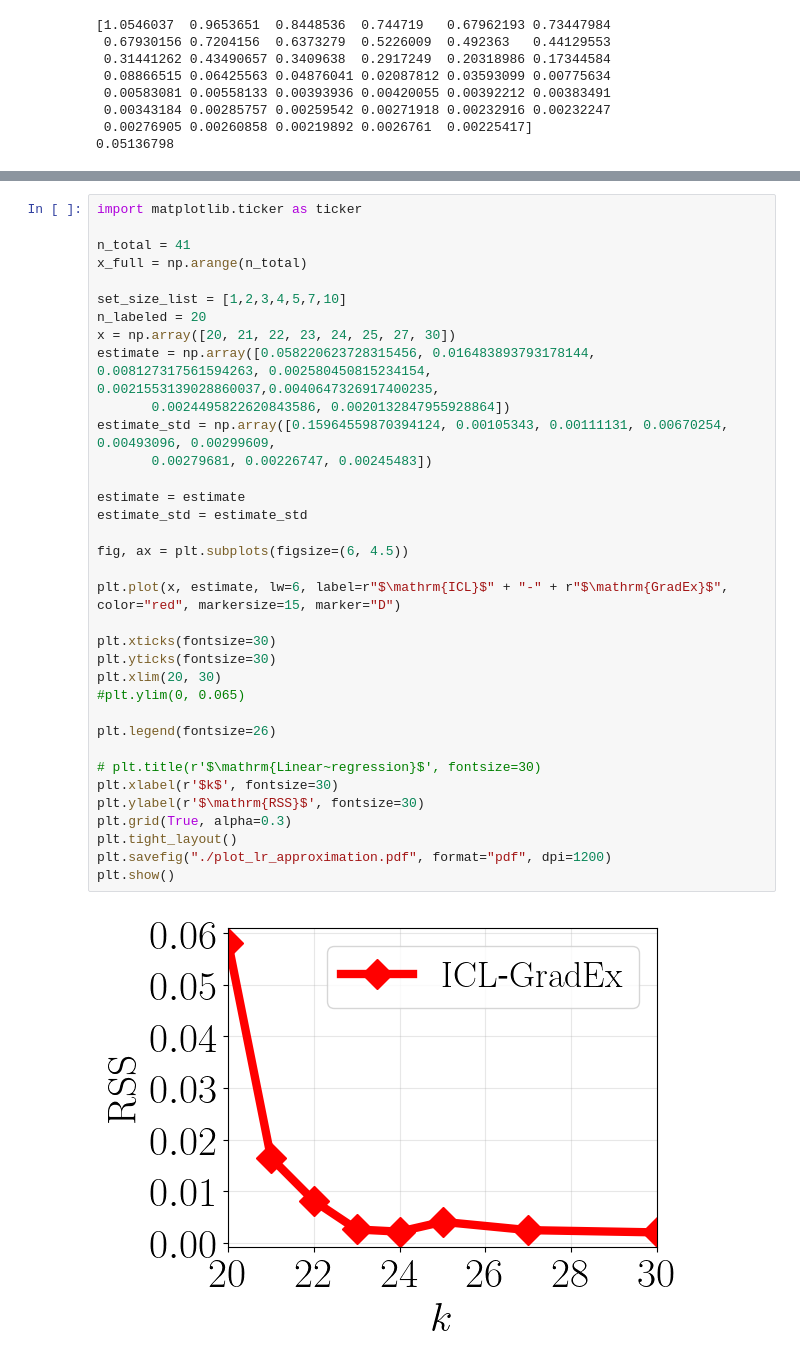
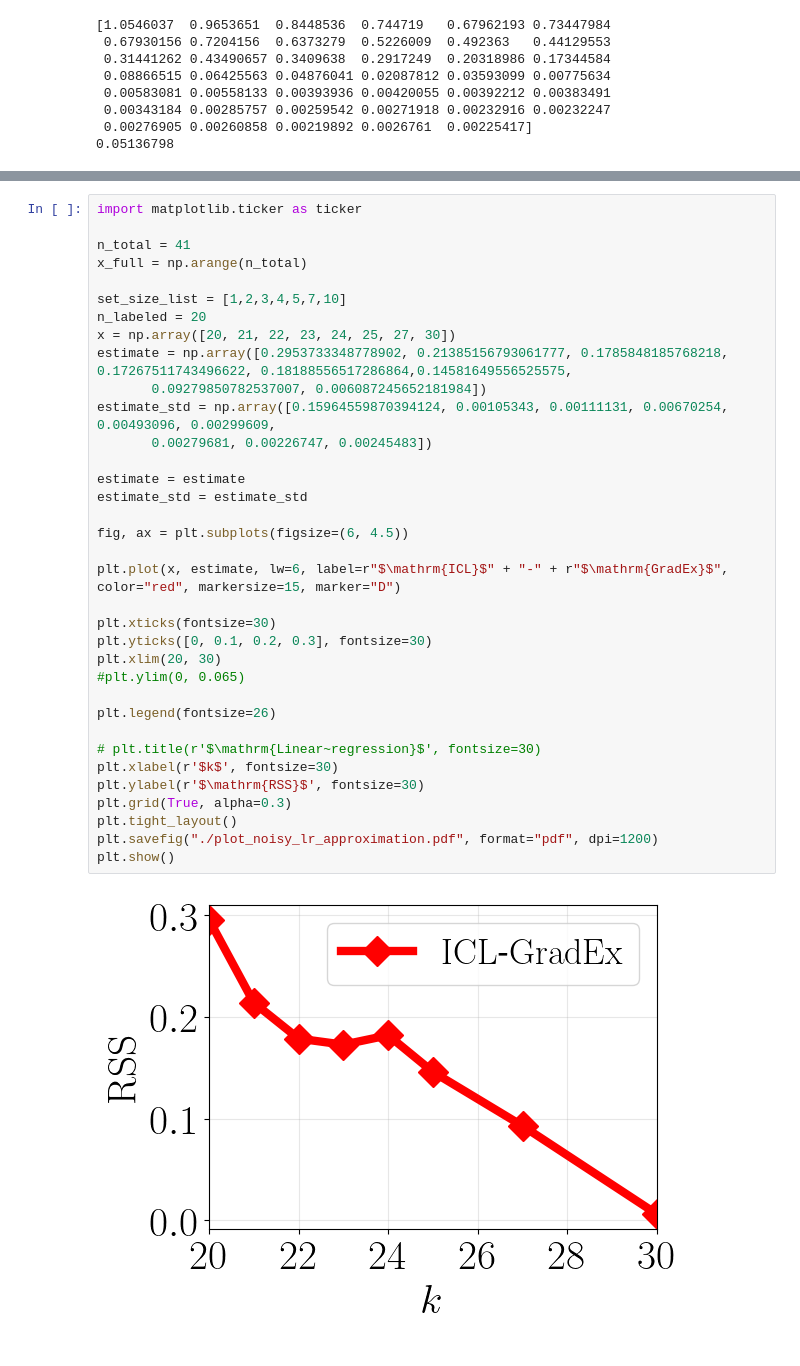
Before and after one commit to VirtuosoResearch/ICL-GradSel, a Jupyter notebook: in-context-learning/src/notebook/plot_lr_approximation.ipynb, the cells around one changed output, grey strips where cells are left out. Drawn from its saved outputs; the diff is of its cells as text.

```diff
--- a/in-context-learning/src/notebook/plot_lr_approximation.ipynb
+++ b/in-context-learning/src/notebook/plot_lr_approximation.ipynb
@@ -32,35 +72,35 @@ import matplotlib.ticker as ticker
 
 n_total = 41
 x_full = np.arange(n_total)
 
 set_size_list = [1,2,3,4,5,7,10]
 n_labeled = 20
 x = np.array([20, 21, 22, 23, 24, 25, 27, 30])
-estimate = np.array([0.058220623728315456, 0.016483893793178144, 0.008127317561594263, 0.002580450815234154, 0.0021553139028860037,0.0040647326917400235,
-       0.0024495822620843586, 0.0020132847955928864])
+estimate = np.array([0.2953733348778902, 0.21385156793061777, 0.1785848185768218, 0.17267511743496622, 0.18188556517286864,0.14581649556525575,
+       0.09279850782537007, 0.006087245652181984])
 estimate_std = np.array([0.15964559870394124, 0.00105343, 0.00111131, 0.00670254, 0.00493096, 0.00299609,
        0.00279681, 0.00226747, 0.00245483])
 
 estimate = estimate
 estimate_std = estimate_std
 
 fig, ax = plt.subplots(figsize=(6, 4.5))
 
 plt.plot(x, estimate, lw=6, label=r"$\mathrm{ICL}$" + "-" + r"$\mathrm{GradEx}$", color="red", markersize=15, marker="D")
 
 plt.xticks(fontsize=30)
-plt.yticks(fontsize=30)
+plt.yticks([0, 0.1, 0.2, 0.3], fontsize=30)
 plt.xlim(20, 30)
 #plt.ylim(0, 0.065)
 
 plt.legend(fontsize=26)
 
 # plt.title(r'$\mathrm{Linear~regression}$', fontsize=30)
 plt.xlabel(r'$k$', fontsize=30)
 plt.ylabel(r'$\mathrm{RSS}$', fontsize=30)
 plt.grid(True, alpha=0.3)
 plt.tight_layout()
-plt.savefig("./plot_lr_approximation.pdf", format="pdf", dpi=1200)
+plt.savefig("./plot_noisy_lr_approximation.pdf", format="pdf", dpi=1200)
 plt.show()
 # %% [output]
-[figure, old version]
+[figure, new version]
```
Also changed, not shown: parts of 2 cells of this notebook, 1 other file.
